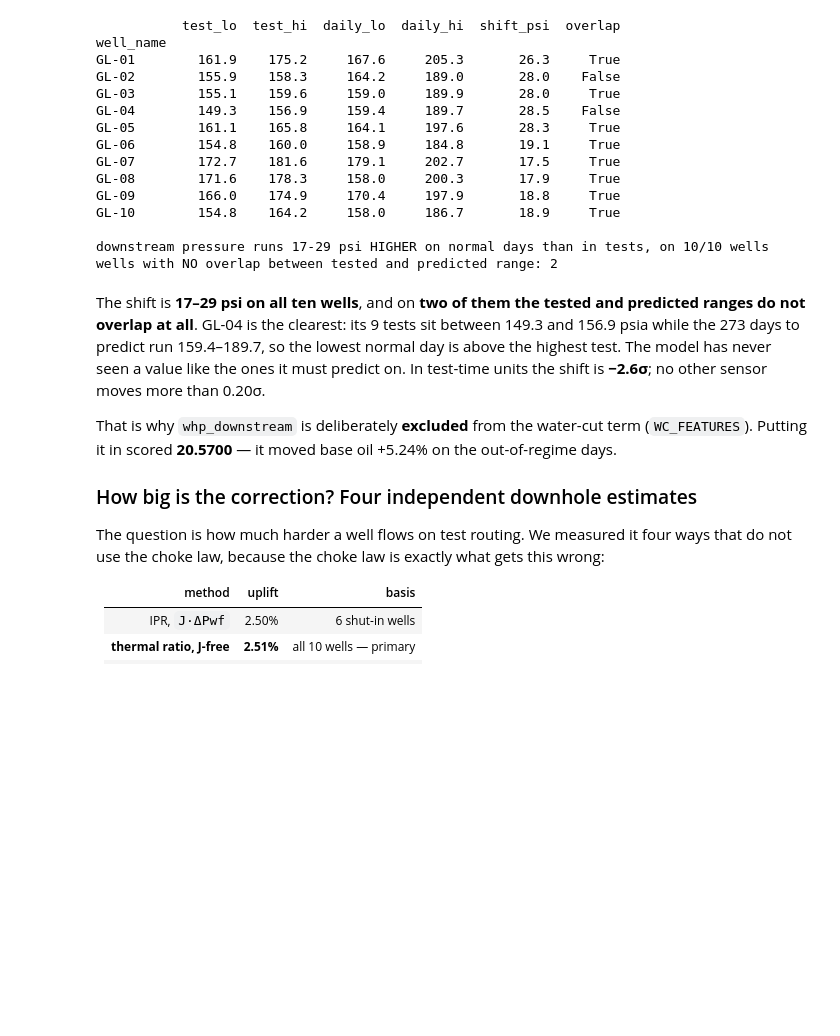
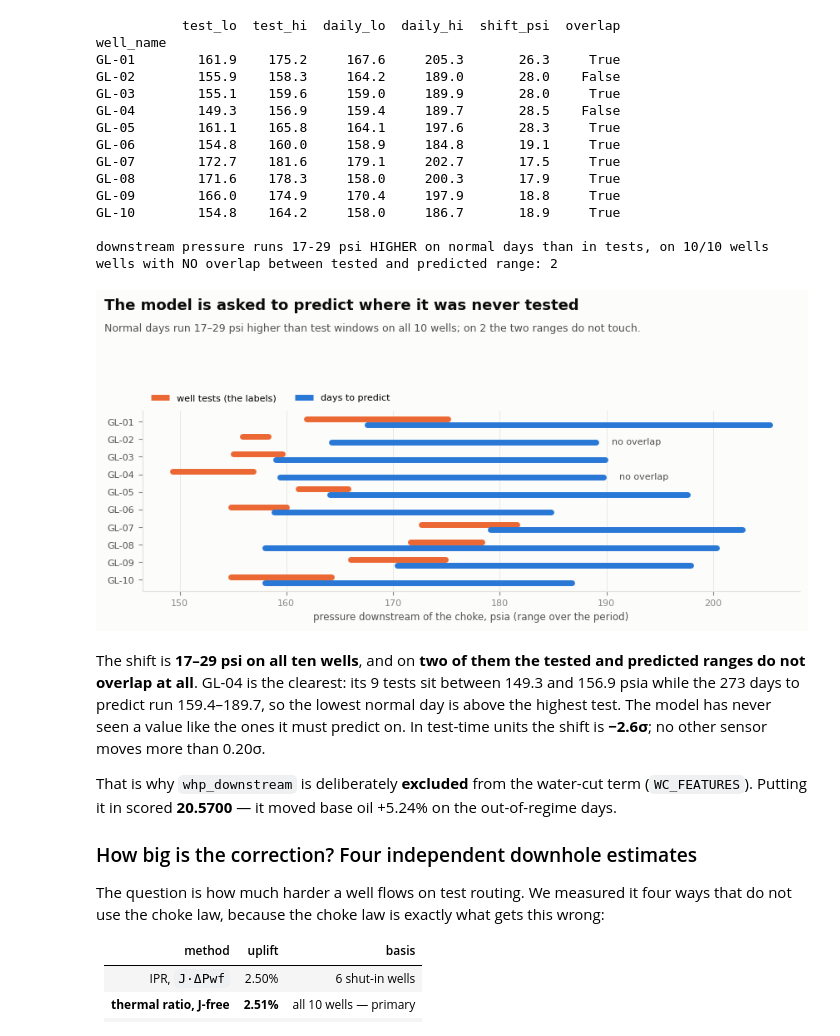
Before and after one commit to turalgasimov/socar_hackathon, a Jupyter notebook: notebooks/VFM_Phase1.ipynb, the cells around one changed output. Drawn from its saved outputs; the diff is of its cells as text; code cells hidden in the pictures; blank space fills up the shorter version.

```diff
--- a/notebooks/VFM_Phase1.ipynb
+++ b/notebooks/VFM_Phase1.ipynb
@@ -307,6 +381,26 @@ GL-10        154.8    164.2     158.0     186.7       18.9     True
 
 downstream pressure runs 17-29 psi HIGHER on normal days than in tests, on 10/10 wells
 wells with NO overlap between tested and predicted range: 2
+# %%
+fig, ax = plt.subplots(figsize=(8.6, 4.3))
+y = np.arange(len(sk))[::-1]
+ax.hlines(y + 0.16, sk.test_lo, sk.test_hi, color=viz.ORANGE, lw=5, capstyle="round",
+          label="well tests (the labels)")
+ax.hlines(y - 0.16, sk.daily_lo, sk.daily_hi, color=viz.BLUE, lw=5, capstyle="round",
+          label="days to predict")
+for yi, (w, r) in zip(y, sk.iterrows()):
+    if not r.overlap:
+        ax.text(r.daily_hi + 1.5, yi - 0.16, "no overlap", va="center", fontsize=8, color=viz.INK_2)
+ax.set(yticks=y, xlabel="pressure downstream of the choke, psia (range over the period)")
+ax.set_yticklabels(sk.index, color=viz.INK_2)
+ax.grid(axis="y", visible=False)
+ax.legend(loc="lower left", bbox_to_anchor=(0, 1.0), ncol=2)
+viz.titled(fig, "The model is asked to predict where it was never tested",
+           f"Normal days run {sk.shift_psi.min():.0f}–{sk.shift_psi.max():.0f} psi higher than test windows "
+           f"on all {len(sk)} wells; on {int((~sk.overlap).sum())} the two ranges do not touch.")
+show(fig)
+# %% [output]
+[figure, added]
 # %% [markdown]
 The shift is **17–29 psi on all ten wells**, and on **two of them the tested and
 predicted ranges do not overlap at all**. GL-04 is the clearest: its 9 tests sit
```
Also changed, not shown: parts of 6 cells of this notebook, 2 other files.
